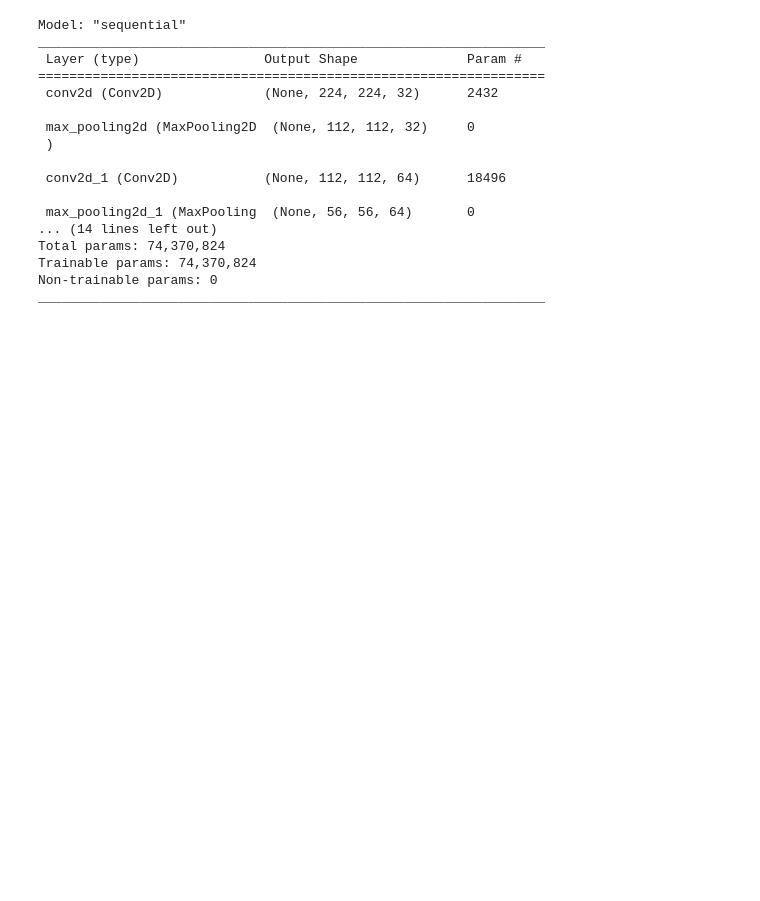
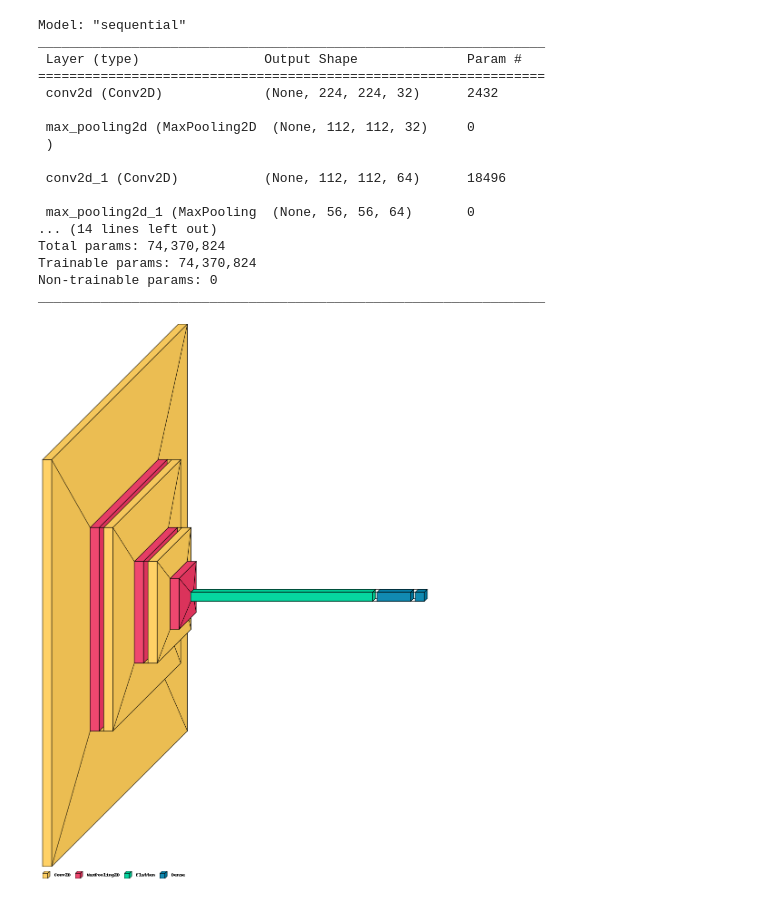
Before and after one commit to chuksoo/ISYE-6740-Project---Shoe-Image-Recognition, a Jupyter notebook: Project Report/deep_neural_network_for_shoe_model_identification.ipynb, the cells around one changed output. Drawn from its saved outputs; the diff is of its cells as text; code cells hidden in the pictures; blank space fills up the shorter version.

```diff
--- a/Project Report/deep_neural_network_for_shoe_model_identification.ipynb
+++ b/Project Report/deep_neural_network_for_shoe_model_identification.ipynb
@@ -280,6 +297,11 @@ Total params: 74,370,824
 Trainable params: 74,370,824
 Non-trainable params: 0
 _________________________________________________________________
+# %%
+import visualkeras
+visualkeras.layered_view(model, legend=True)
+# %% [output]
+[figure, added]
 # %%
 Callback = tf.keras.callbacks.EarlyStopping(monitor='accuracy', patience=3)
 model_fit = model.fit(x_train,
```
Also changed, not shown: parts of 11 cells of this notebook, 3 other files.
